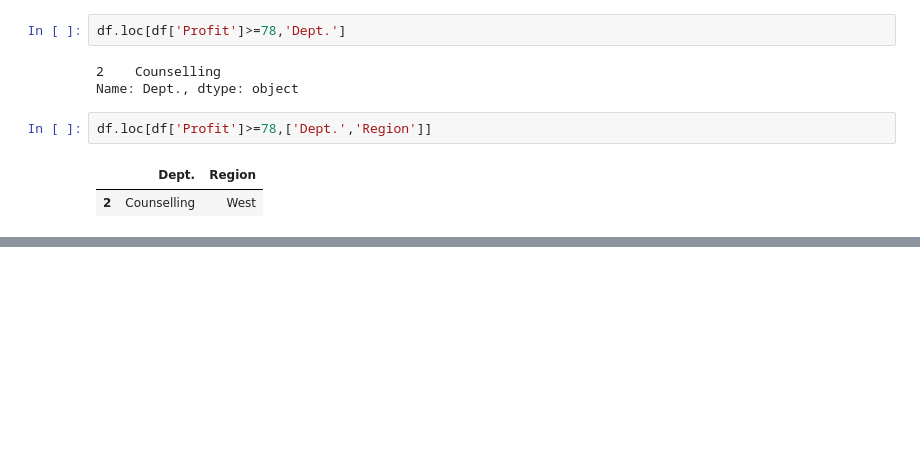
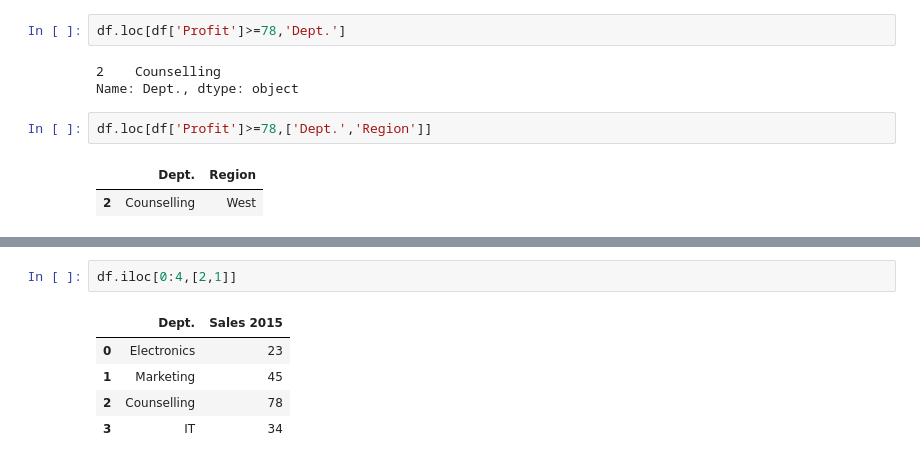
Before and after one commit to ankittrajj/WD_DA_, a Jupyter notebook: Pandas_prt5.ipynb, the cells around one changed output, grey strips where cells are left out. Cells and saved outputs as stored; diff of their text form; blank space fills up the shorter version.

```diff
--- a/Pandas_prt5.ipynb
+++ b/Pandas_prt5.ipynb
@@ -149,0 +216,8 @@ df.loc[df['Profit']>=78,['Dept.','Region']]
+# %%
+df.iloc[0:4,[2,1]]
+# %% [output]
+|  | Dept. | Sales 2015 |
+| 0 | Electronics | 23 |
+| 1 | Marketing | 45 |
+| 2 | Counselling | 78 |
+| 3 | IT | 34 |
```
Also changed, not shown: parts of 9 cells of this notebook.
